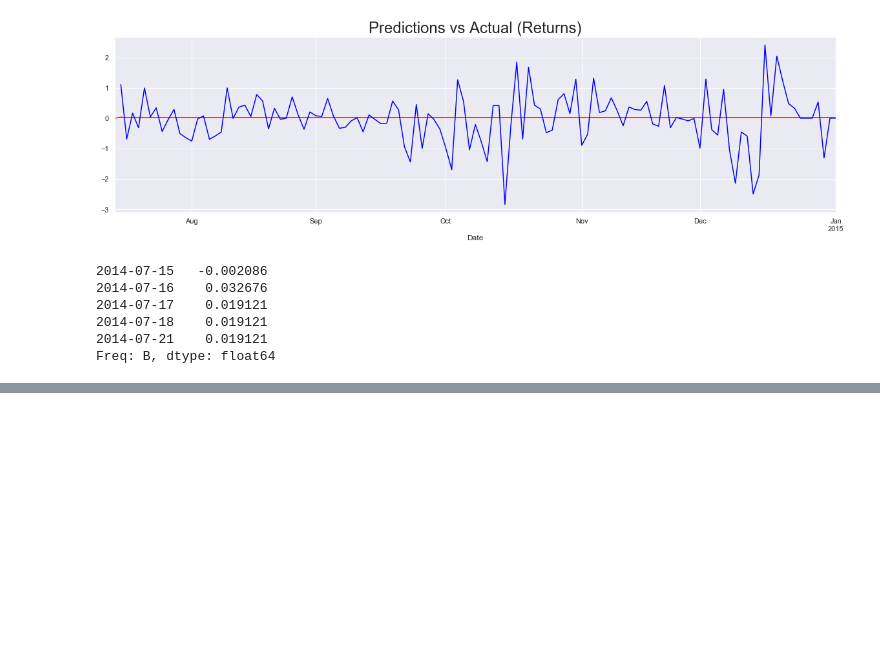
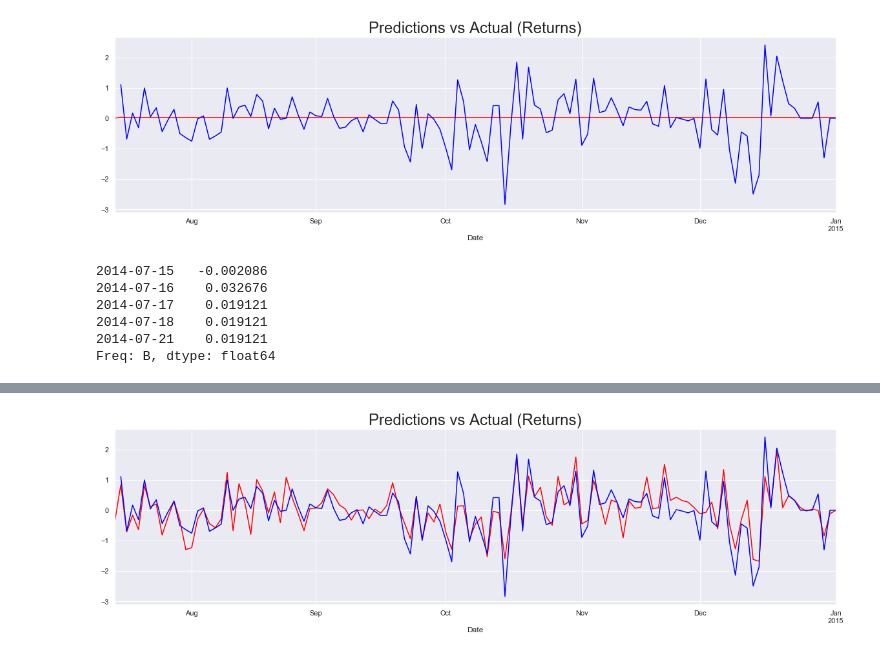
Before and after one commit to pauloteixeirajr/time-series-python, a Jupyter notebook: Forecasting.ipynb, the cells around one changed output, grey strips where cells are left out. Drawn from its saved outputs; the diff is of its cells as text; code cells hidden in the pictures; blank space fills up the shorter version.

```diff
--- a/Forecasting.ipynb
+++ b/Forecasting.ipynb
@@ -155,0 +181,29 @@ Freq: B, dtype: float64
+# %%
+model_ret_armax = ARIMA(
+    df.ret_ftse[1:],
+    exog = df[['ret_spx', 'ret_dax', 'ret_nikkei']][1:],
+    order = (1, 0, 1)
+)
+results_ret_armax = model_ret_armax.fit()
+# %%
+df_pred_armax = results_ret_armax.predict(
+    start = start_date, end = end_date,
+    exog = df_test[['ret_spx', 'ret_dax', 'ret_nikkei']][start_date:end_date]
+)
+# %%
+df_pred_armax[start_date:end_date].plot(figsize = (20, 5), color = 'red')
+df_test.ret_ftse[start_date:end_date].plot(color = 'blue')
+plt.title('Predictions vs Actual (Returns)', size = 24)
+plt.show()
+# Including outside factors improved the predictive powers drastically
+# Regular ARMA models can't incorporate any outside real-world effects
+# We're allowing the model to take into account data from today & past periods
+# Downside of MAX models:
+# They can make forecasting impossible
+# forecast not equal predictions
+# predictions = in-sample estimations
+# forecast = out-of-sample estimations
+# MAX models can be great when we're analysing data
+# but poor when we're trying to forecast it
+# %% [output]
+[figure, added]
```
Also changed, not shown: parts of 6 cells of this notebook.
